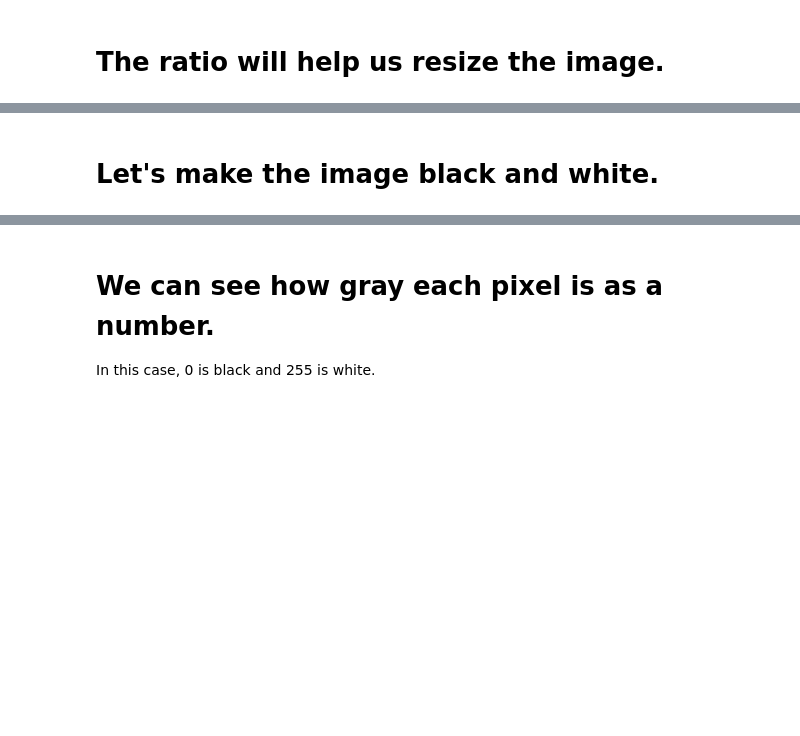
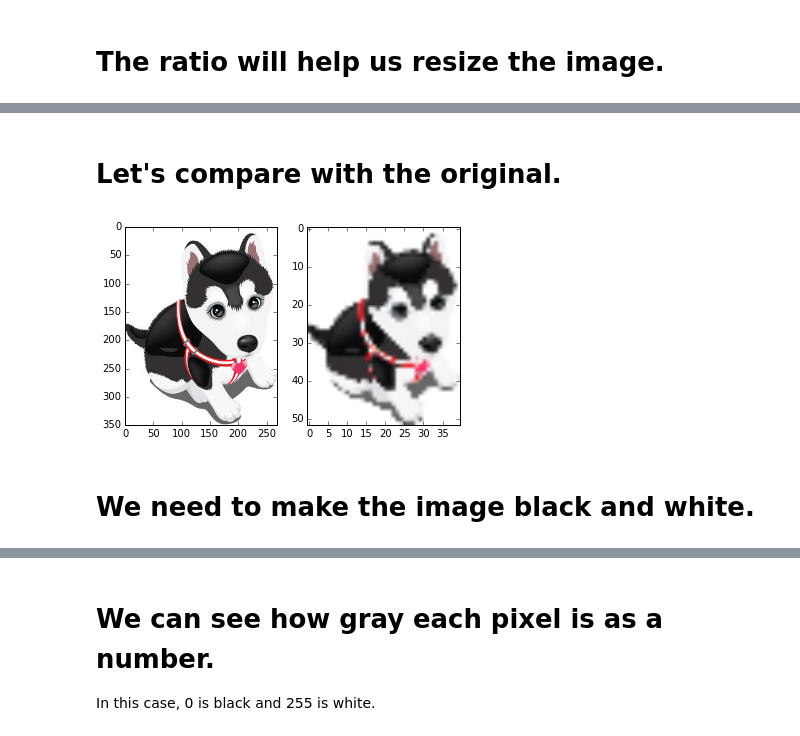
Before and after one commit to codeparkhouston/ascii-art, a Jupyter notebook: ASCII ART.ipynb, the cells around one changed output, grey strips where cells are left out. Cells and saved outputs as stored; diff of their text form; code cells hidden in the pictures; blank space fills up the shorter version.

```diff
--- a/ASCII ART.ipynb
+++ b/ASCII ART.ipynb
@@ -70,5 +66,11 @@ show(small_image)
+# %% [markdown]
+# Let's compare with the original.
+# %%
+show(image, small_image)
+# %% [output]
+[figure, added]
 # %% [markdown]
-# Let's make the image black and white.
+# We need to make the image black and white.
 # %%
 gray_image = convert_image_to_grayscale(small_image)
 show(gray_image)
```
Also changed, not shown: parts of 15 cells of this notebook, 1 other file.
